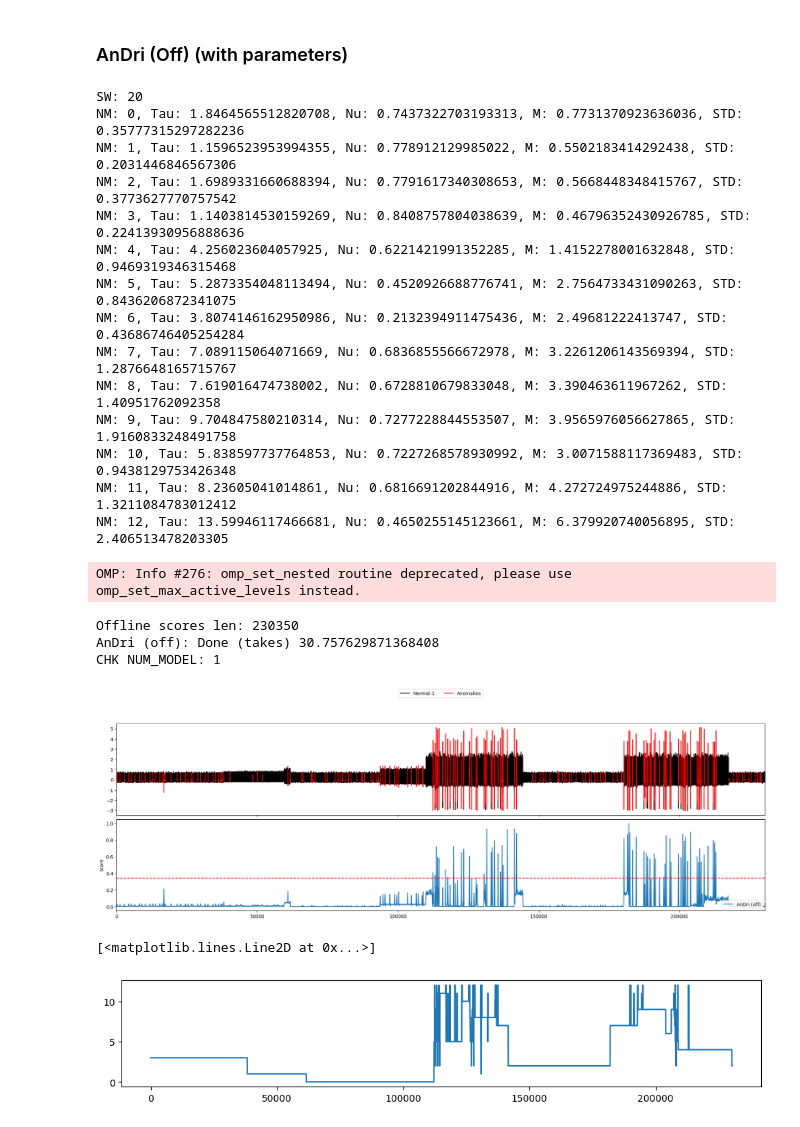
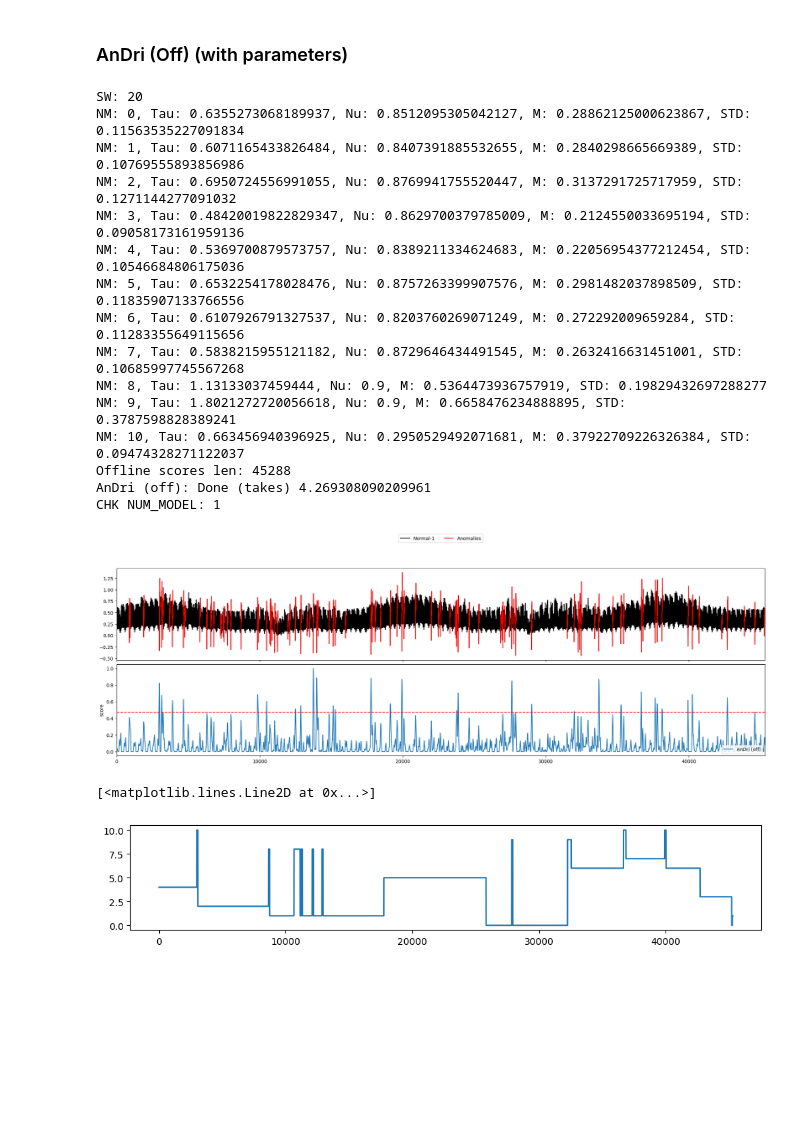
Before and after one commit to mac-dsl/AnDri, a Jupyter notebook: sample.ipynb, the cells around one changed output. Drawn from its saved outputs; the diff is of its cells as text; code cells hidden in the pictures; blank space fills up the shorter version.

```diff
--- a/sample.ipynb
+++ b/sample.ipynb
@@ -37,9 +34,10 @@ Install h5py to use hdf5 features: http://docs.h5py.org/
 ### Load dataset: check filder path
 # %%
 ## Select File
-data_name = 'ecg'
-dir = os.getcwd() + f'/data/synthetic/{data_name}/n_drift'
-f = '0_ECG_Test_n_d_grad_p0_n8_b50.arff'
+data_name = 'elec'
+dir = os.getcwd() + f'/data/synthetic/{data_name}'
+# f = '0_ECG_Test_n_d_grad_p0_n8_b50.arff'
+f = '0_elec_anomaly_scale_f_0_s_0.1_r_3_uniform.arff'
 
 data, label = read_arff(f'{dir}/{f}')
 data = data.reshape(-1)
@@ -57,54 +55,51 @@ if data_name == 'weather': slidingWindow = 24
 scores, slabels = [], []
 normalize= 'zero-mean'  # default
 kadj=1                  # default
 nm_len=2                # default
 overlap=0               # default
 min_size = 0.01         # default for offline
 max_W = 20
 train_len = 0.2* len(data)
 stepwise=True           # default
 
 ## Offline
 modelName='AnDri (off)'
-start_t = time()
+start_t = time.time()
 clf = AnDri(pattern_length=slidingWindow, normalize=normalize, linkage_method='ward', th_reverse=5, kadj=kadj, nm_len=nm_len, overlap=overlap, max_W=max_W, eta=1)
 x = data
-clf.fit(x, y=label, online=False, training=True, training_len=int(train_len), stump=False, stepwise=stepwise, min_size=min_size)
+clf.fit(x, y=label, online=False, training_len=int(train_len), stepwise=stepwise, min_size=min_size)
 
-end_t = time()
+end_t = time.time()
 
 print('AnDri (off): Done (takes)', end_t - start_t)
 score = clf.scores
 
 ## For fair comparison (To be moved into a2d2.py)
 score = MinMaxScaler(feature_range=(0,1)).fit_transform(score.reshape(-1,1)).ravel()
 if len(score) < len(x):
     score = np.append(score, np.ones(len(x)-len(score))*np.mean(score))
 
 scores.append(score)
 slabels.append('AnDri (off)')
 
 plotFigRev(data, label, scores, slabels, slidingWindow, plotRange=None, fname='temp.png')
 # %% [output]
 SW: 20
-NM: 0, Tau: 1.8464565512820708, Nu: 0.7437322703193313, M: 0.7731370923636036, STD: 0.35777315297282236
-NM: 1, Tau: 1.1596523953994355, Nu: 0.778912129985022, M: 0.5502183414292438, STD: 0.2031446846567306
-NM: 2, Tau: 1.6989331660688394, Nu: 0.7791617340308653, M: 0.5668448348415767, STD: 0.3773627770757542
-NM: 3, Tau: 1.1403814530159269, Nu: 0.8408757804038639, M: 0.46796352430926785, STD: 0.22413930956888636
-NM: 4, Tau: 4.256023604057925, Nu: 0.6221421991352285, M: 1.4152278001632848, STD: 0.9469319346315468
-NM: 5, Tau: 5.2873354048113494, Nu: 0.4520926688776741, M: 2.7564733431090263, STD: 0.8436206872341075
-NM: 6, Tau: 3.8074146162950986, Nu: 0.2132394911475436, M: 2.49681222413747, STD: 0.43686746405254284
-NM: 7, Tau: 7.089115064071669, Nu: 0.6836855566672978, M: 3.2261206143569394, STD: 1.2876648165715767
-NM: 8, Tau: 7.619016474738002, Nu: 0.6728810679833048, M: 3.390463611967262, STD: 1.40951762092358
-NM: 9, Tau: 9.704847580210314, Nu: 0.7277228844553507, M: 3.9565976056627865, STD: 1.9160833248491758
-NM: 10, Tau: 5.838597737764853, Nu: 0.7227268578930992, M: 3.0071588117369483, STD: 0.9438129753426348
-NM: 11, Tau: 8.23605041014861, Nu: 0.6816691202844916, M: 4.272724975244886, STD: 1.3211084783012412
-NM: 12, Tau: 13.59946117466681, Nu: 0.4650255145123661, M: 6.379920740056895, STD: 2.406513478203305
+NM: 0, Tau: 0.6355273068189937, Nu: 0.8512095305042127, M: 0.28862125000623867, STD: 0.11563535227091834
+NM: 1, Tau: 0.6071165433826484, Nu: 0.8407391885532655, M: 0.2840298665669389, STD: 0.10769555893856986
+NM: 2, Tau: 0.6950724556991055, Nu: 0.8769941755520447, M: 0.3137291725717959, STD: 0.1271144277091032
+NM: 3, Tau: 0.48420019822829347, Nu: 0.8629700379785009, M: 0.2124550033695194, STD: 0.09058173161959136
+NM: 4, Tau: 0.5369700879573757, Nu: 0.8389211334624683, M: 0.22056954377212454, STD: 0.10546684806175036
+NM: 5, Tau: 0.6532254178028476, Nu: 0.8757263399907576, M: 0.2981482037898509, STD: 0.11835907133766556
+NM: 6, Tau: 0.6107926791327537, Nu: 0.8203760269071249, M: 0.272292009659284, STD: 0.11283355649115656
+NM: 7, Tau: 0.5838215955121182, Nu: 0.8729646434491545, M: 0.2632416631451001, STD: 0.10685997745567268
+NM: 8, Tau: 1.13133037459444, Nu: 0.9, M: 0.5364473936757919, STD: 0.19829432697288277
+NM: 9, Tau: 1.8021272720056618, Nu: 0.9, M: 0.6658476234888895, STD: 0.3787598828389241
+NM: 10, Tau: 0.663456940396925, Nu: 0.2950529492071681, M: 0.37922709226326384, STD: 0.09474328271122037
+Offline scores len: 45288
+AnDri (off): Done (takes) 4.269308090209961
+CHK NUM_MODEL: 1
-OMP: Info #276: omp_set_nested routine deprecated, please use omp_set_max_active_levels instead.
-Offline scores len: 230350
-AnDri (off): Done (takes) 30.757629871368408
-CHK NUM_MODEL: 1
-[figure, old version]
+[figure, new version]
 # %%
 ## Cluster info. (for each point)
 plt.figure(figsize=(12,2))
@@ -112,7 +107,7 @@ plt.figure(figsize=(12,2))
 plt.plot(clf.cl_s)
 # %% [output]
 [<matplotlib.lines.Line2D at 0x...>]
-[figure, old version]
+[figure, new version]
 # %%
 fig, ax = plt.subplots(len(clf.NMs),1, figsize=(4, 2*len(clf.NMs)))
 for i, NM in enumerate(clf.NMs):
```
Also changed, not shown: parts of 4 cells of this notebook, 5 other files.
